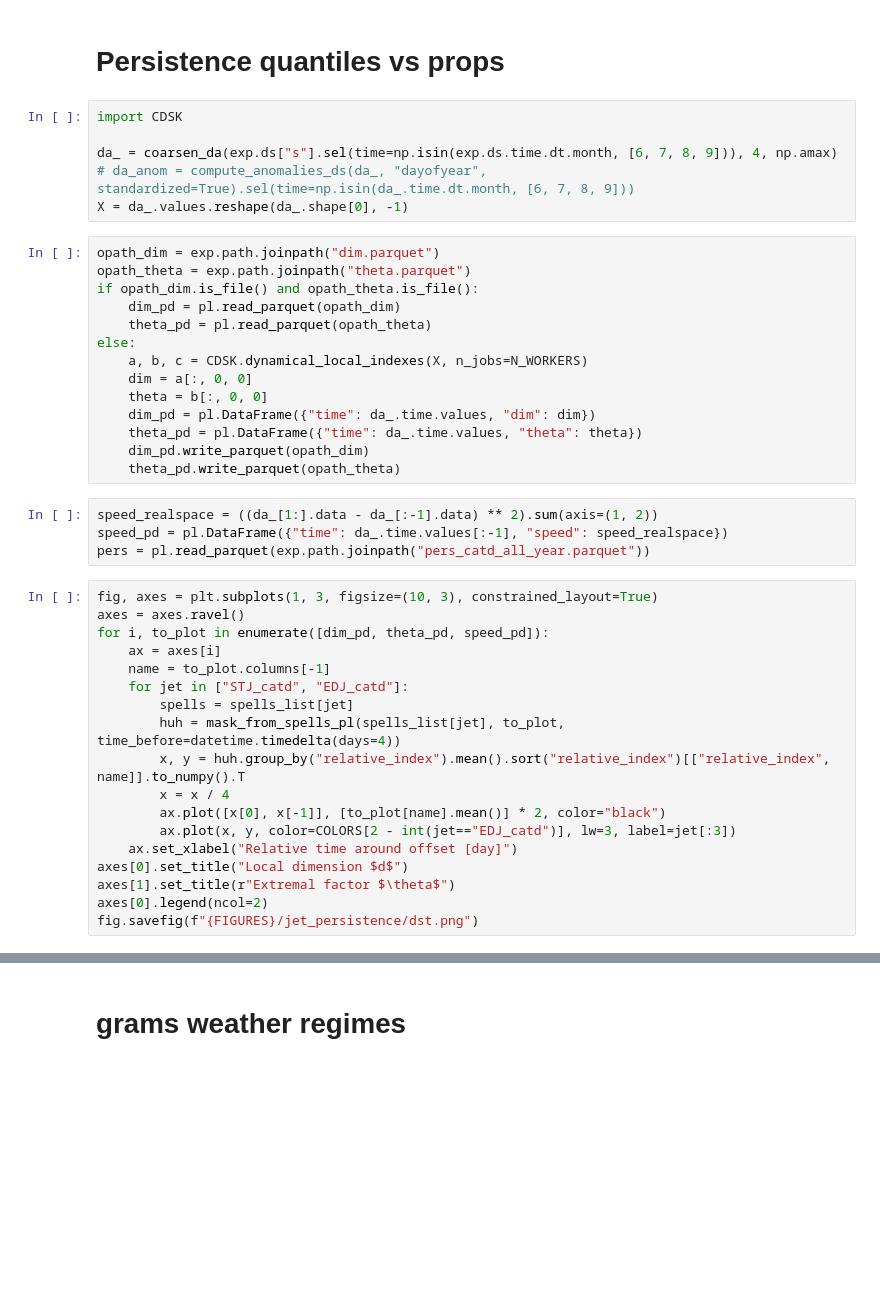
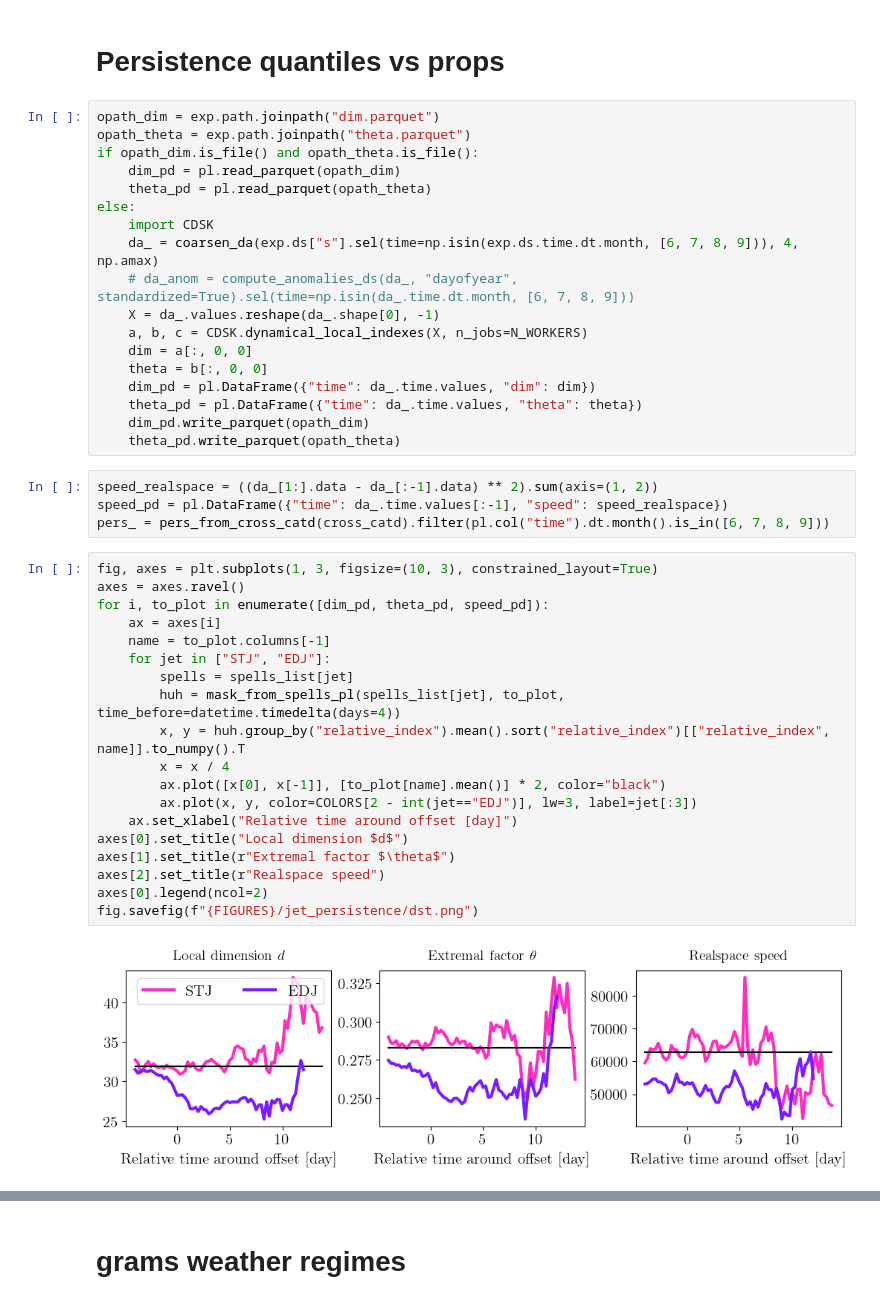
Before and after one commit to hbanderier/persistent-extremes-era5, a Jupyter notebook: Persistence/persistent_jets_v2.ipynb, the cells around one changed output, grey strips where cells are left out. Saved outputs shown, nothing was run; the diff lists cells and outputs as text; blank space fills up the shorter version.

```diff
--- a/Persistence/persistent_jets_v2.ipynb
+++ b/Persistence/persistent_jets_v2.ipynb
@@ -169,12 +169,6 @@ for i, t in enumerate(ts):
 [figure]
 # %% [markdown]
 # Persistence quantiles vs props
-# %%
-import CDSK
-
-da_ = coarsen_da(exp.ds["s"].sel(time=np.isin(exp.ds.time.dt.month, [6, 7, 8, 9])), 4, np.amax)
-# da_anom = compute_anomalies_ds(da_, "dayofyear", standardized=True).sel(time=np.isin(da_.time.dt.month, [6, 7, 8, 9]))
-X = da_.values.reshape(da_.shape[0], -1)
 # %%
 opath_dim = exp.path.joinpath("dim.parquet")
 opath_theta = exp.path.joinpath("theta.parquet")
@@ -182,6 +176,10 @@ if opath_dim.is_file() and opath_theta.is_file():
     dim_pd = pl.read_parquet(opath_dim)
     theta_pd = pl.read_parquet(opath_theta)
 else:
+    import CDSK
+    da_ = coarsen_da(exp.ds["s"].sel(time=np.isin(exp.ds.time.dt.month, [6, 7, 8, 9])), 4, np.amax)
+    # da_anom = compute_anomalies_ds(da_, "dayofyear", standardized=True).sel(time=np.isin(da_.time.dt.month, [6, 7, 8, 9]))
+    X = da_.values.reshape(da_.shape[0], -1)
     a, b, c = CDSK.dynamical_local_indexes(X, n_jobs=N_WORKERS)
     dim = a[:, 0, 0]
     theta = b[:, 0, 0]
@@ -192,25 +190,28 @@ else:
 # %%
 speed_realspace = ((da_[1:].data - da_[:-1].data) ** 2).sum(axis=(1, 2))
 speed_pd = pl.DataFrame({"time": da_.time.values[:-1], "speed": speed_realspace})
-pers = pl.read_parquet(exp.path.joinpath("pers_catd_all_year.parquet"))
+pers_ = pers_from_cross_catd(cross_catd).filter(pl.col("time").dt.month().is_in([6, 7, 8, 9]))
 # %%
 fig, axes = plt.subplots(1, 3, figsize=(10, 3), constrained_layout=True)
 axes = axes.ravel()
 for i, to_plot in enumerate([dim_pd, theta_pd, speed_pd]):
     ax = axes[i]
     name = to_plot.columns[-1]
-    for jet in ["STJ_catd", "EDJ_catd"]:
+    for jet in ["STJ", "EDJ"]:
         spells = spells_list[jet]
         huh = mask_from_spells_pl(spells_list[jet], to_plot, time_before=datetime.timedelta(days=4))
         x, y = huh.group_by("relative_index").mean().sort("relative_index")[["relative_index", name]].to_numpy().T
         x = x / 4
         ax.plot([x[0], x[-1]], [to_plot[name].mean()] * 2, color="black")
-        ax.plot(x, y, color=COLORS[2 - int(jet=="EDJ_catd")], lw=3, label=jet[:3])
+        ax.plot(x, y, color=COLORS[2 - int(jet=="EDJ")], lw=3, label=jet[:3])
     ax.set_xlabel("Relative time around offset [day]")
 axes[0].set_title("Local dimension $d$")
 axes[1].set_title(r"Extremal factor $\theta$")
+axes[2].set_title(r"Realspace speed")
 axes[0].legend(ncol=2)
 fig.savefig(f"{FIGURES}/jet_persistence/dst.png")
+# %% [output]
+[figure, added]
 # %%
 from itertools import pairwise
 props_as_df_anoms = compute_anomalies_pl(phat_props_catd.filter(pl.col("time").dt.month().is_in([6, 7, 8, 9])), standardize=True)
```
Also changed, not shown: parts of 17 cells of this notebook, 1 other file.
